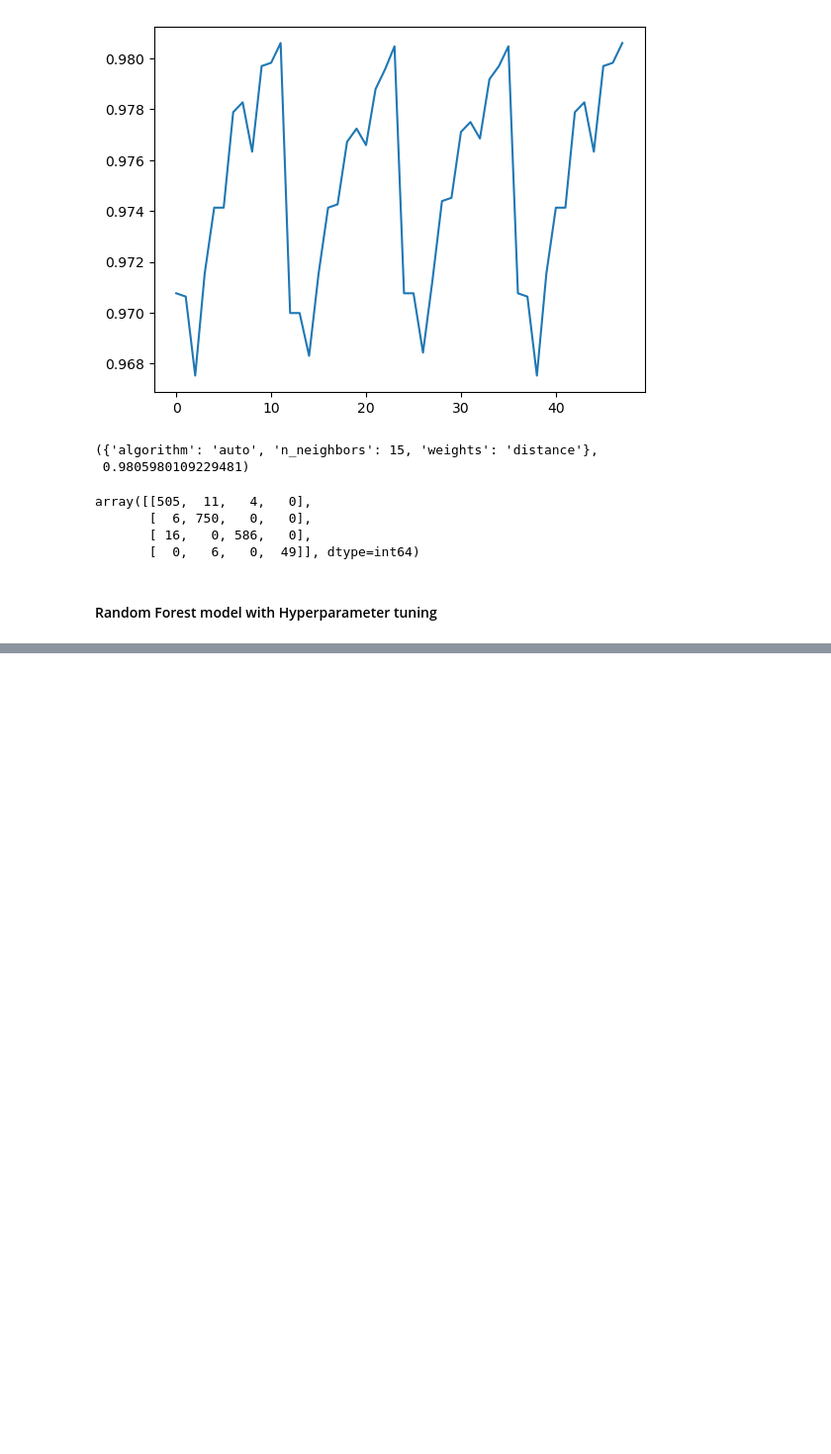
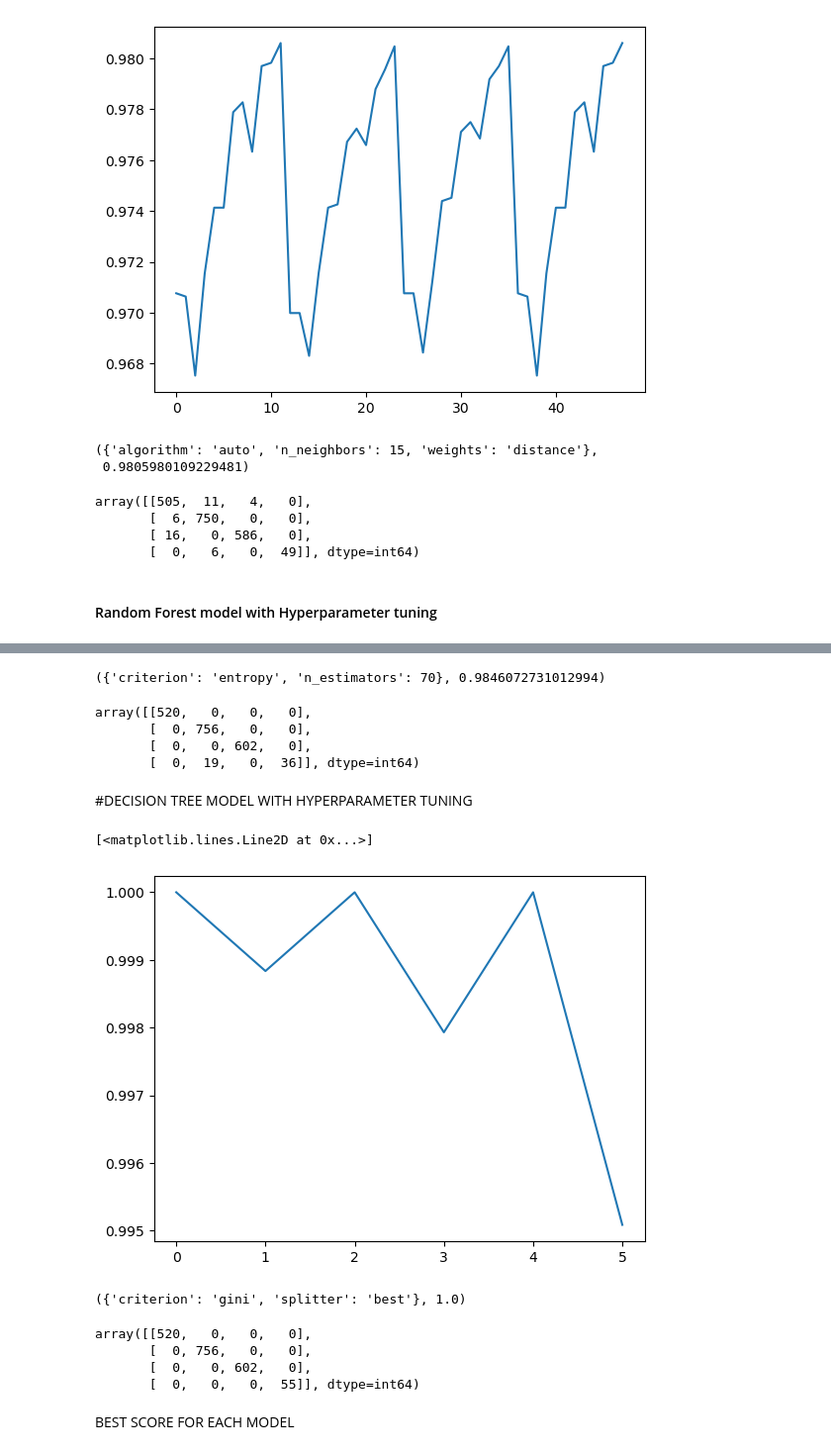
Before and after one commit to Clint-Os/PortfolioProjects, a Jupyter notebook: ML Project-Child anemia.ipynb, the cells around one changed output, grey strips where cells are left out. Shown: that part at 99% size. Cells and saved outputs as stored; diff of their text form; code cells hidden in the pictures; blank space fills up the shorter version.

```diff
--- a/ML Project-Child anemia.ipynb
+++ b/ML Project-Child anemia.ipynb
@@ -302,0 +303,45 @@ plt.plot(rr_scores.index, rr_scores.mean_test_score)
+# %%
+rr_gs.best_params_, rr_gs.best_score_
+# %% [output]
+({'criterion': 'entropy', 'n_estimators': 70}, 0.9846072731012994)
+# %%
+confusion_matrix(y_true=y_test,y_pred=rr_gs.best_estimator_.predict(X_test))
+# %% [output]
+array([[520,   0,   0,   0],
+       [  0, 756,   0,   0],
+       [  0,   0, 602,   0],
+       [  0,  19,   0,  36]], dtype=int64)
+# %% [markdown]
+#DECISION TREE MODEL WITH HYPERPARAMETER TUNING
+# %%
+DT_Criterion = ["gini", "entropy", "log_loss"]
+DT_Splitter = ["best", "random"]
+# %%
+dt = DecisionTreeClassifier()
+dt_gs = GridSearchCV(dt, {
+    'criterion': DT_Criterion,
+    'splitter': DT_Splitter
+}, cv=5, return_train_score=False)
+
+with warnings.catch_warnings():
+    warnings.simplefilter("ignore")
+    dt_gs.fit(X_train, y_train)
+    dt_scores = pd.DataFrame(dt_gs.cv_results_)
+# %%
+plt.plot(dt_scores.index, dt_scores.mean_test_score)
+# %% [output]
+[<matplotlib.lines.Line2D at 0x...>]
+[figure, added]
+# %%
+dt_gs.best_params_, dt_gs.best_score_
+# %% [output]
+({'criterion': 'gini', 'splitter': 'best'}, 1.0)
+# %%
+confusion_matrix(y_true=y_test, y_pred=dt_gs.best_estimator_.predict(X_test))
+# %% [output]
+array([[520,   0,   0,   0],
+       [  0, 756,   0,   0],
+       [  0,   0, 602,   0],
+       [  0,   0,   0,  55]], dtype=int64)
+# %% [markdown]
+BEST SCORE FOR EACH MODEL
```
Also changed, not shown: parts of 28 cells of this notebook.
